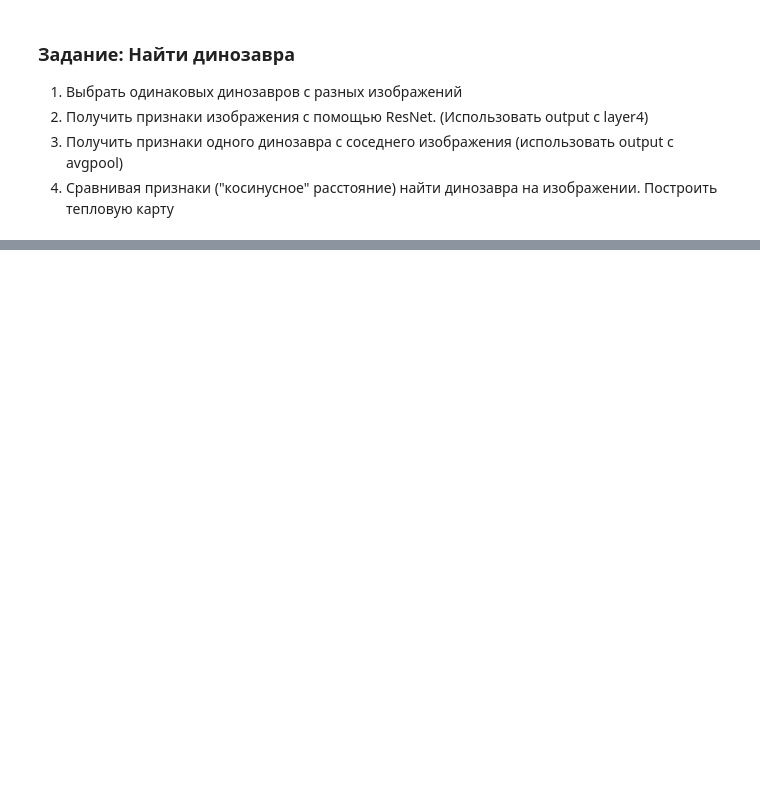
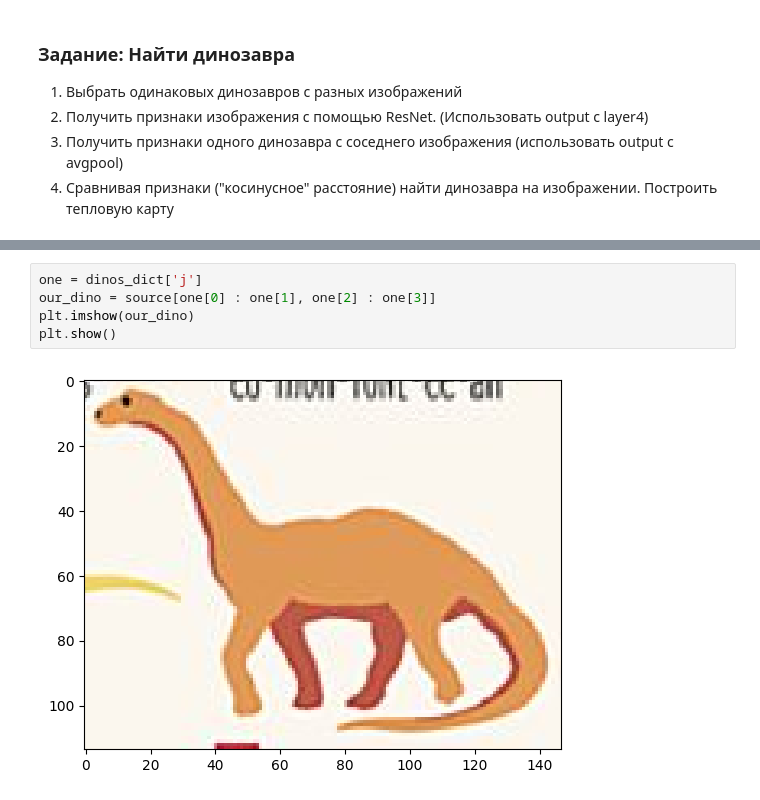
Before and after one commit to jul-os/PAC, a Jupyter notebook: Lab1_dino.ipynb, the cells around one changed output, grey strips where cells are left out. Cells and saved outputs as stored; diff of their text form; blank space fills up the shorter version.

```diff
--- a/Lab1_dino.ipynb
+++ b/Lab1_dino.ipynb
@@ -61,0 +122,7 @@ model.eval()
+# %%
+one = dinos_dict['j']
+our_dino = source[one[0] : one[1], one[2] : one[3]]
+plt.imshow(our_dino)
+plt.show()
+# %% [output]
+[figure, added]
```
Also changed, not shown: parts of 9 cells of this notebook, 1 other file.
